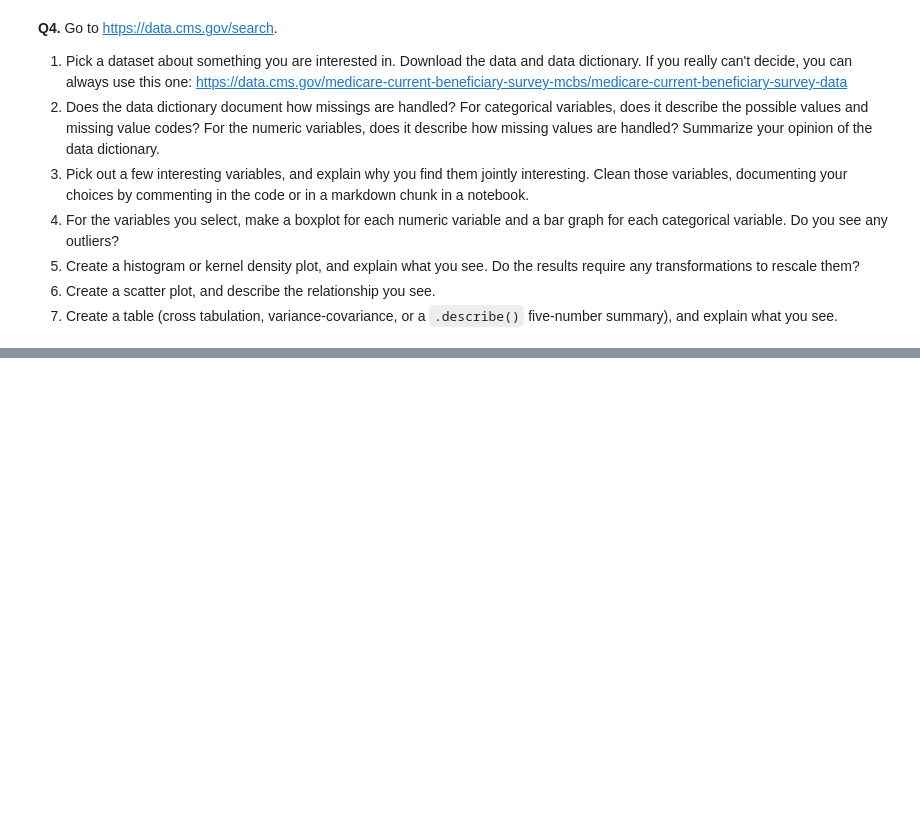
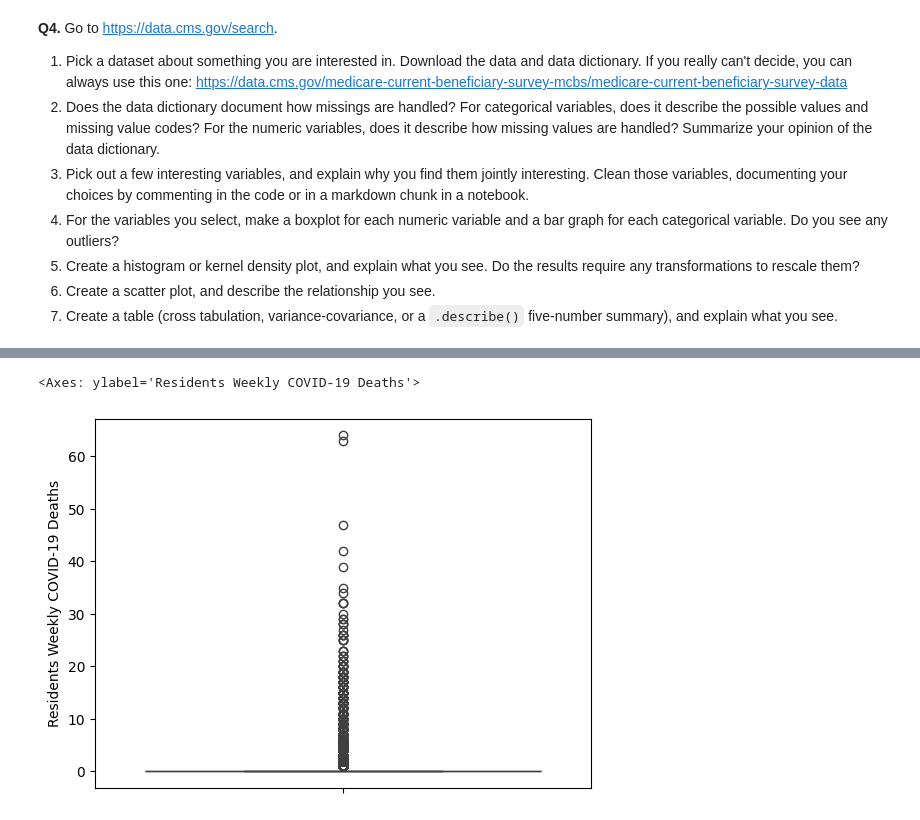
Before and after one commit to ettyang/visualization, a Jupyter notebook: assignment/assignment.ipynb, the cells around one changed output, grey strips where cells are left out. Drawn from its saved outputs; the diff is of its cells as text; code cells hidden in the pictures; blank space fills up the shorter version.

```diff
--- a/assignment/assignment.ipynb
+++ b/assignment/assignment.ipynb
@@ -253,0 +314,5 @@ df = pd.read_csv(df = pd.read_csv('./visualization/assignment/data/college_compl
+# %%
+sns.boxplot(deaths) # shows same thing as weekly cases but with a smaller tail
+# %% [output]
+<Axes: ylabel='Residents Weekly COVID-19 Deaths'>
+[figure, added]
```
Also changed, not shown: parts of 11 cells of this notebook.
